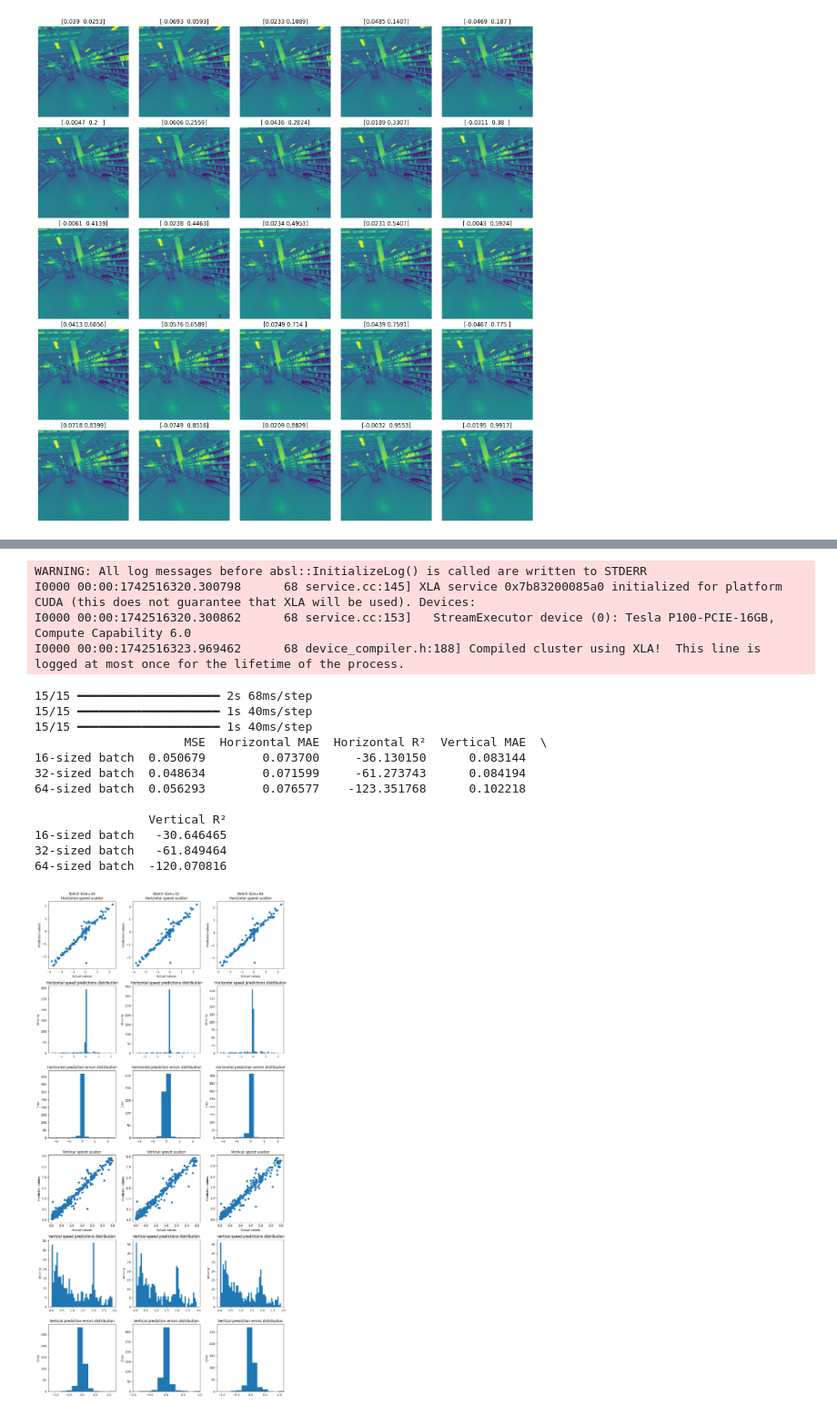
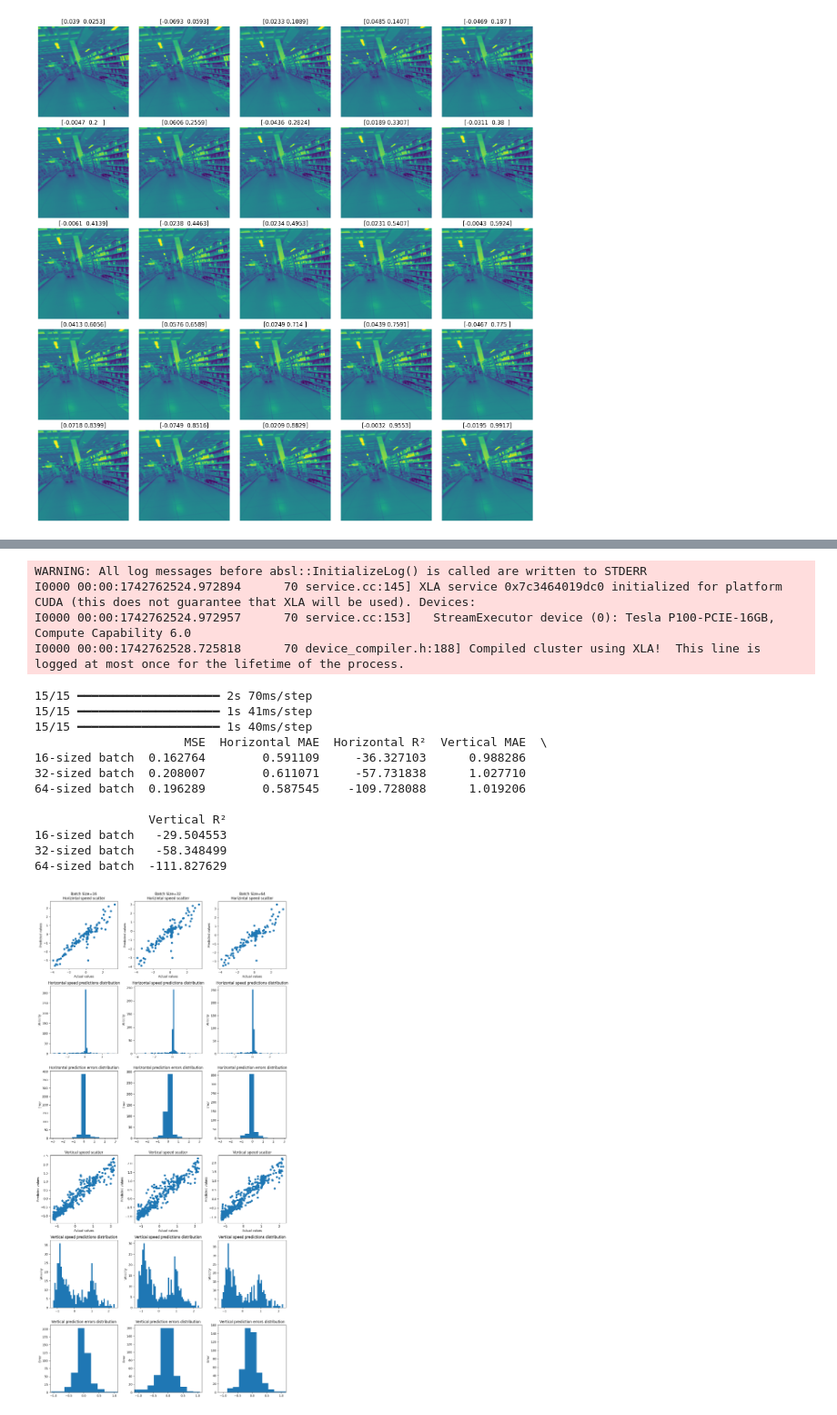
Before and after one commit to GabrieLuAlves/dronet-evaluation-for-indoor-navigation, a Jupyter notebook: dronet-evaluation-for-indoor-navigation.ipynb, the cells around one changed output, grey strips where cells are left out. Shown at 91% size. Saved outputs shown, nothing was run; the diff lists cells and outputs as text; code cells hidden in the pictures.

Commit message:
Kaggle Notebook | Dronet evaluation for indoor navigation | Version 6

```diff
--- a/dronet-evaluation-for-indoor-navigation.ipynb
+++ b/dronet-evaluation-for-indoor-navigation.ipynb
@@ -140,11 +144,14 @@ class DataGenerator(Sequence):
         if self.shuffle:
             np.random.shuffle(self.indexes)
 # %%
+def mae(y_true, y_pred):
+    return tf.reduce_mean(tf.abs(y_true - y_pred))
+
 def r2_score(y_true, y_pred):
     ss_res = tf.reduce_sum(tf.square(y_true - y_pred))
     ss_tot = tf.reduce_sum(tf.square(y_true - tf.reduce_mean(y_true)))
 
-    return 1 - (ss_res / (ss_tot + tf.keras.backend.epsilon()))
+    return 1 - (ss_res / (ss_tot + K.epsilon()))
 
 def create_dronet(learning_rate):
     base = keras.models.load_model(DRONET_PATH)
@@ -162,14 +169,12 @@ def create_dronet(learning_rate):
     x = keras.layers.ReLU(name="Dronet_relu")(x)
     x = keras.layers.Dropout(0.5, name="Dronet_shared_dropout")(x)
 
-    shared = keras.layers.Dense(1024, activation="relu", name="Dronet_dense_shared")(x)
-
     # Two independent branches
-    x_1 = keras.layers.Dense(512, activation="relu", name="Dronet_dense_x_1")(shared)
+    x_1 = keras.layers.Dense(512, activation="relu", name="Dronet_dense_x_1")(x)
     x_2 = keras.layers.Dense(256, activation="relu", name="Dronet_dense_x_2")(x_1)
     x_3 = keras.layers.Dense(128, activation="relu", name="Dronet_dense_x_3")(x_2)
 
-    y_1 = keras.layers.Dense(512, activation="relu", name="Dronet_dense_y_1")(shared)
+    y_1 = keras.layers.Dense(512, activation="relu", name="Dronet_dense_y_1")(x)
     y_2 = keras.layers.Dense(256, activation="relu", name="Dronet_dense_y_2")(y_1)
     y_3 = keras.layers.Dense(128, activation="relu", name="Dronet_dense_y_3")(y_2)
 
@@ -187,8 +192,8 @@ def create_dronet(learning_rate):
         },
         optimizer=keras.optimizers.Adam(learning_rate=learning_rate),
         metrics={
-            "Dronet_output_x": ["mae", r2_score],
-            "Dronet_output_y": ["mae", r2_score],
+            "Dronet_output_x": [mae, r2_score],
+            "Dronet_output_y": [mae, r2_score],
         },
     )
 
@@ -199,25 +204,16 @@ from sklearn.preprocessing import StandardScaler
 data = []
 fig, ax = plt.subplots(6, 3, figsize=(12, 24), layout="tight")
 for i, batch_size in enumerate([16, 32, 64]):
-    # Split samples into train (60%), validation(20%) and test(20%) subsets
-    X_train, X_temp, y_train, y_temp = train_test_split(
-        X, y,
-        train_size=0.6,
-        shuffle=True,
-        random_state=0,
-    )
+    scaler = StandardScaler()
 
-    X_test, X_val, y_test, y_val = train_test_split(
-        X_temp, y_temp,
-        train_size=0.5,
-        shuffle=True,
-        random_state=0,
-    )
+    y_train_scaled = scaler.fit_transform(y_train)
+    y_val_scaled = scaler.transform(y_val)
+    y_test_scaled = scaler.transform(y_test)
 
     # Creation of the data generators
-    train_dataset = DataGenerator(X_train, y_train, batch_size=batch_size)
-    validation_dataset = DataGenerator(X_val, y_val, batch_size=batch_size)
-    test_dataset = DataGenerator(X_test, y_test, batch_size=batch_size)
+    train_dataset = DataGenerator(X_train, y_train_scaled, batch_size=batch_size)
+    validation_dataset = DataGenerator(X_val, y_val_scaled, batch_size=batch_size)
+    test_dataset = DataGenerator(X_test, y_test_scaled, batch_size=batch_size)
 
     # Model instantiation
     dronet = create_dronet(0.001)
@@ -251,15 +247,15 @@ for i, batch_size in enumerate([16, 32, 64]):
     y_pred = dronet.predict(X_test)
     y_pred = np.hstack(y_pred)
 
-    x_residuals = y_test[:, 0] - y_pred[:, 0]
+    x_residuals = y_test_scaled[:, 0] - y_pred[:, 0]
     x_limits = np.max(np.fabs(x_residuals))
     x_limits = (-x_limits, +x_limits)
 
-    y_residuals = y_test[:, 1] - y_pred[:, 1]
+    y_residuals = y_test_scaled[:, 1] - y_pred[:, 1]
     y_limits = np.max(np.fabs(y_residuals))
     y_limits = (-y_limits, +y_limits)
 
-    ax[0, i].scatter(y_test[:, 0], y_pred[:, 0])
+    ax[0, i].scatter(y_test_scaled[:, 0], y_pred[:, 0])
     ax[0, i].set_title(f"Batch Size={batch_size}\nHorizintal speed scatter")
     ax[0, i].set_xlabel("Actual values")
     ax[0, i].set_ylabel("Predicted values")
@@ -272,43 +268,43 @@ for i, batch_size in enumerate([16, 32, 64]):
     ax[2, i].set_title("Horizontal prediction errors distribution")
     ax[2, i].set_ylabel("Error")
     ax[2, i].set_xlim(x_limits)
 
-    ax[3, i].scatter(y_test[:, 1], y_pred[:, 1])
+    ax[3, i].scatter(y_test_scaled[:, 1], y_pred[:, 1])
     ax[3, i].set_title("Vertical speed scatter")
     ax[3, i].set_xlabel("Actual values")
     ax[3, i].set_ylabel("Predicted values")
 
     ax[4, i].hist(y_pred[:, 1], bins=50)
     ax[4, i].set_title("Vertical speed predictions distribution")
     ax[4, i].set_ylabel("Velocity")
 
     ax[5, i].hist(y_residuals)
     ax[5, i].set_title("Vertical prediction errors distribution")
     ax[5, i].set_ylabel("Error")
     ax[5, i].set_xlim(y_limits)
 
 metrics = pd.DataFrame(
     data,
     index=["16-sized batch", "32-sized batch", "64-sized batch"],
     columns=["MSE", "Horizontal MAE", "Horizontal R²", "Vertical MAE", "Vertical R²"],
 )
 
 print(metrics)
 # %% [output]
 WARNING: All log messages before absl::InitializeLog() is called are written to STDERR
-I0000 00:00:1742516320.300798      68 service.cc:145] XLA service 0x7b83200085a0 initialized for platform CUDA (this does not guarantee that XLA will be used). Devices:
-I0000 00:00:1742516320.300862      68 service.cc:153]   StreamExecutor device (0): Tesla P100-PCIE-16GB, Compute Capability 6.0
-I0000 00:00:1742516323.969462      68 device_compiler.h:188] Compiled cluster using XLA!  This line is logged at most once for the lifetime of the process.
+I0000 00:00:1742762524.972894      70 service.cc:145] XLA service 0x7c3464019dc0 initialized for platform CUDA (this does not guarantee that XLA will be used). Devices:
+I0000 00:00:1742762524.972957      70 service.cc:153]   StreamExecutor device (0): Tesla P100-PCIE-16GB, Compute Capability 6.0
+I0000 00:00:1742762528.725818      70 device_compiler.h:188] Compiled cluster using XLA!  This line is logged at most once for the lifetime of the process.
-15/15 ━━━━━━━━━━━━━━━━━━━━ 2s 68ms/step
-15/15 ━━━━━━━━━━━━━━━━━━━━ 1s 40ms/step
+15/15 ━━━━━━━━━━━━━━━━━━━━ 2s 70ms/step
+15/15 ━━━━━━━━━━━━━━━━━━━━ 1s 41ms/step
 15/15 ━━━━━━━━━━━━━━━━━━━━ 1s 40ms/step
                      MSE  Horizontal MAE  Horizontal R²  Vertical MAE  \
-16-sized batch  0.050679        0.073700     -36.130150      0.083144
-32-sized batch  0.048634        0.071599     -61.273743      0.084194
-64-sized batch  0.056293        0.076577    -123.351768      0.102218
+16-sized batch  0.162764        0.591109     -36.327103      0.988286
+32-sized batch  0.208007        0.611071     -57.731838      1.027710
+64-sized batch  0.196289        0.587545    -109.728088      1.019206
 
                 Vertical R²
-16-sized batch   -30.646465
-32-sized batch   -61.849464
-64-sized batch  -120.070816
+16-sized batch   -29.504553
+32-sized batch   -58.348499
+64-sized batch  -111.827629
-[figure, old version]
+[figure, new version]
```
Also changed, not shown: parts of 8 cells of this notebook.
